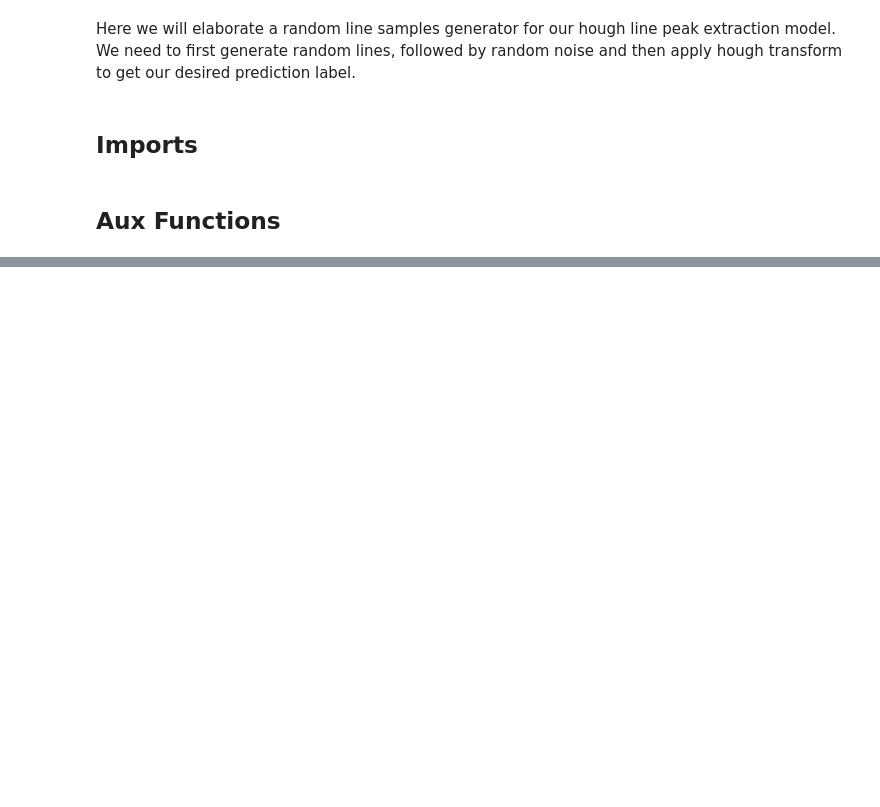
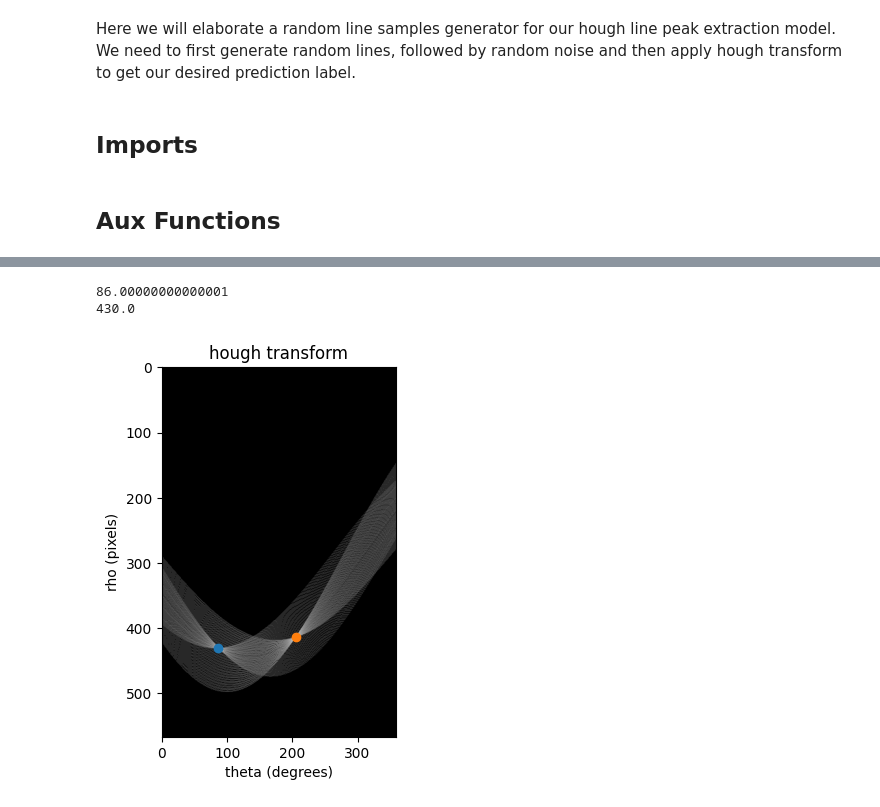
Before and after one commit to ceschini/ht-peaks-detection, a Jupyter notebook: notebooks/create-dataset.ipynb, the cells around one changed output, grey strips where cells are left out. Drawn from its saved outputs; the diff is of its cells as text; code cells hidden in the pictures; blank space fills up the shorter version.

```diff
--- a/notebooks/create-dataset.ipynb
+++ b/notebooks/create-dataset.ipynb
@@ -72,7 +104,7 @@ def get_pixel_coords(lines):
     for rho, theta in lines:
         t = theta * 360 / np.pi
         r = rho + 283
-        coords.append((r, t))
+        coords.append((t, r))
     return coords
 # %%
 def draw_detected_lines(image, coords):
@@ -113,3 +145,20 @@ print(pixel_coords)
+# %%
+print(pixel_coords[0][0])
+print(pixel_coords[0][1])
+# %% [output]
+86.00000000000001
+430.0
+# %%
+fig, ax = plt.subplots()
+ax.set_title('hough transform')
+ax.set_xlabel('theta (degrees)')
+ax.set_ylabel('rho (pixels)')
+ax.imshow(ht, cmap=cm.gray)
+ax.scatter(pixel_coords[0][0], pixel_coords[0][1])
+ax.scatter(pixel_coords[1][0], pixel_coords[1][1])
+plt.show()
+# %% [output]
+[figure, added]
 # %%
 draw_detected_lines(img, lines)
 # %% [output]
```
Also changed, not shown: parts of 9 cells of this notebook, 3 other files.
